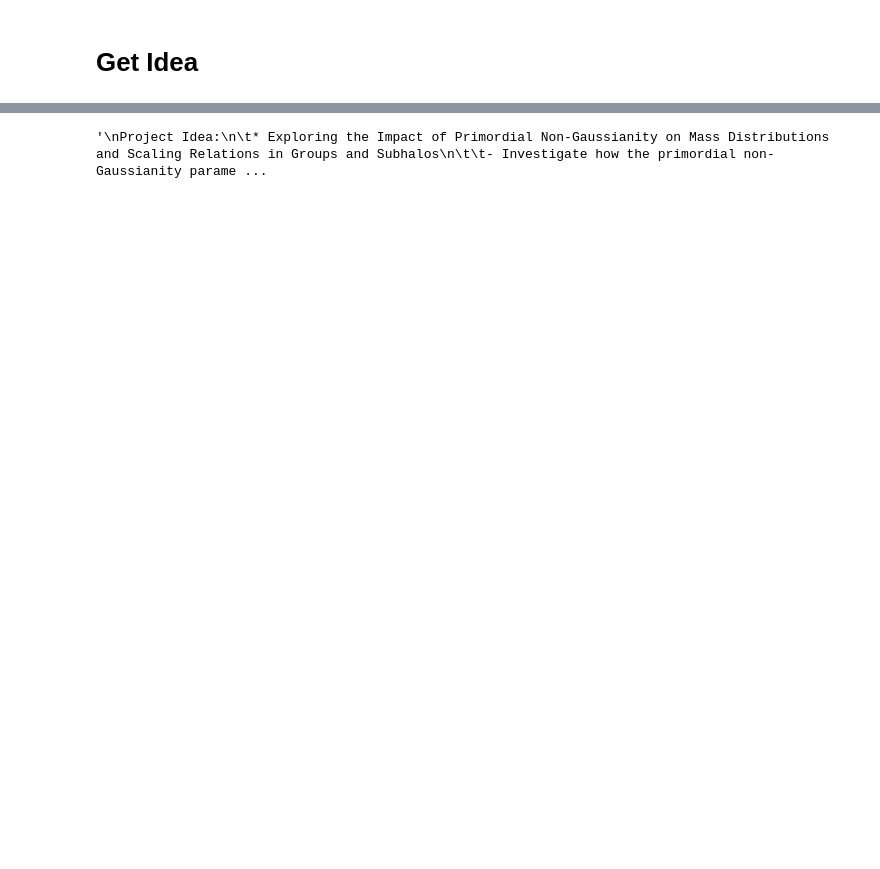
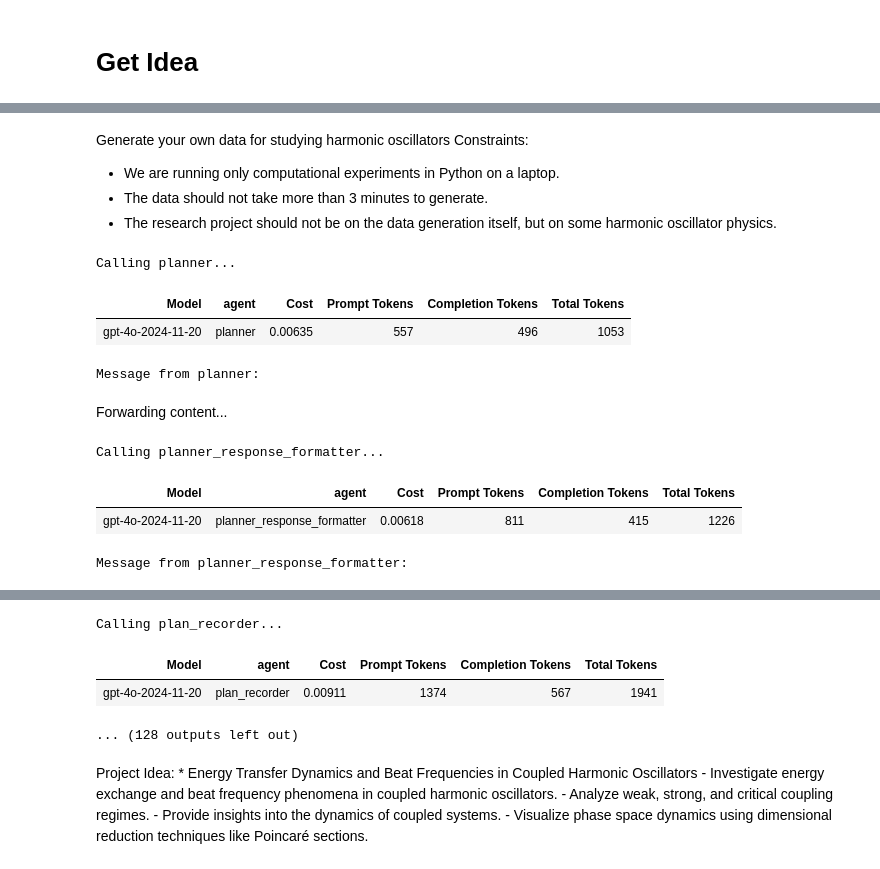
Before and after one commit to jakobtfaber/Denario, a Jupyter notebook: notebooks/astropilot_get_idea.ipynb, the cells around one changed output, grey strips where cells are left out. Saved outputs shown, nothing was run; the diff lists cells and outputs as text; code cells hidden in the pictures; blank space fills up the shorter version.

```diff
--- a/notebooks/astropilot_get_idea.ipynb
+++ b/notebooks/astropilot_get_idea.ipynb
@@ -19,4 +21,18 @@ astro_pilot = AstroPilot()
 # %%
-%%time
-%%capture
-_ = astro_pilot.set_data_description("Generate your own data for studying harmonic oscillators")
+# %%time
+# %%capture captured_output
+# _ = astro_pilot.set_data_description(data_description = r"""
+# Generate your own data for studying harmonic oscillators
+# Constraints:
+# - We are running only computational experiments in Python on a laptop.
+# - The data should not take more than 3 minutes to generate.
+# - The research project should not be on the data generation itself, but on some harmonic oscillator physics.
+# """)
+
+astro_pilot.set_data_description(data_description = r"""
+Generate your own data for studying harmonic oscillators
+Constraints:
+- We are running only computational experiments in Python on a laptop.
+- The data should not take more than 3 minutes to generate.
+- The research project should not be on the data generation itself, but on some harmonic oscillator physics.
+""")
@@ -26,7 +39,9 @@ Wall time: 2.31 ms
 # %% [markdown]
 # Get Idea
 # %%
-%%time
-%%capture
-_ = astro_pilot.get_idea()
+# %%time
+# %%capture captured_output
+# _ = astro_pilot.get_idea()
+
+astro_pilot.get_idea()
 # %% [output]
@@ -34,0 +49,16 @@ Wall time: 5min 41s
+
+Generate your own data for studying harmonic oscillators
+Constraints:
+- We are running only computational experiments in Python on a laptop.
+- The data should not take more than 3 minutes to generate.
+- The research project should not be on the data generation itself, but on some harmonic oscillator physics.
+Calling planner...
+| Model | agent | Cost | Prompt Tokens | Completion Tokens | Total Tokens |
+| gpt-4o-2024-11-20 | planner | 0.00635 | 557 | 496 | 1053 |
+Message from planner:
+
+Forwarding content...
+Calling planner_response_formatter...
+| Model | agent | Cost | Prompt Tokens | Completion Tokens | Total Tokens |
+| gpt-4o-2024-11-20 | planner_response_formatter | 0.00618 | 811 | 415 | 1226 |
+Message from planner_response_formatter:
@@ -35,4 +120,14 @@ Wall time: 5min 41s
+Calling plan_recorder...
+| Model | agent | Cost | Prompt Tokens | Completion Tokens | Total Tokens |
+| gpt-4o-2024-11-20 | plan_recorder | 0.00911 | 1374 | 567 | 1941 |
+... (128 outputs left out)
 # %%
-astro_pilot.research.idea
+astro_pilot.show_idea()
 # %% [output]
-'\nProject Idea:\n\t* Exploring the Impact of Primordial Non-Gaussianity on Mass Distributions and Scaling Relations in Groups and Subhalos\n\t\t- Investigate how the primordial non-Gaussianity parame ...
+
+Project Idea:
+	* Energy Transfer Dynamics and Beat Frequencies in Coupled Harmonic Oscillators
+		- Investigate energy exchange and beat frequency phenomena in coupled harmonic oscillators.
+		- Analyze weak, strong, and critical coupling regimes.
+		- Provide insights into the dynamics of coupled systems.
+		- Visualize phase space dynamics using dimensional reduction techniques like Poincaré sections.
```
Also changed, not shown: parts of 5 cells of this notebook, 35 other files.
